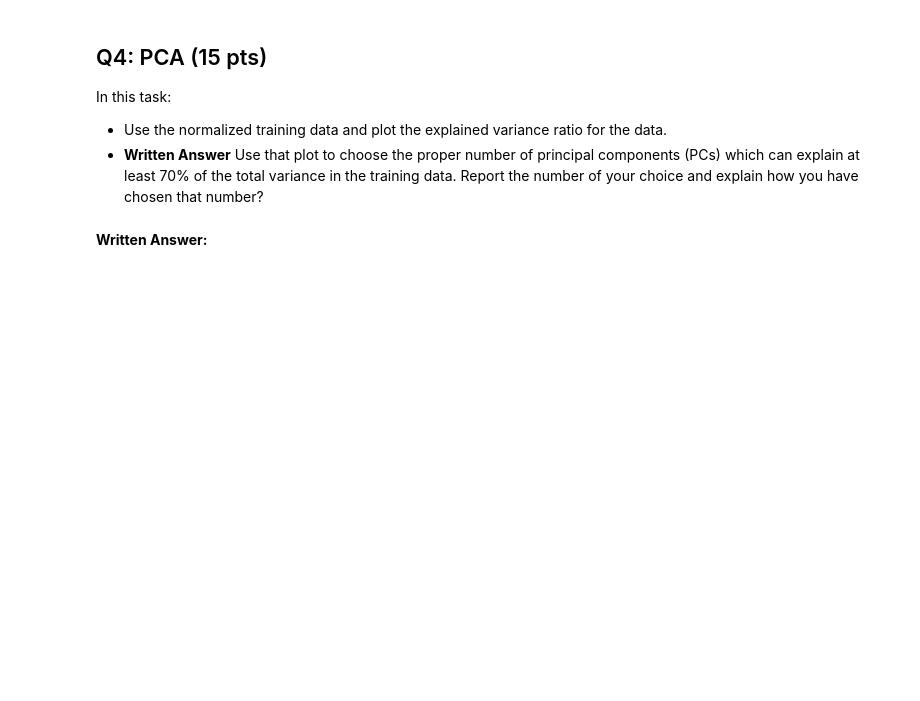
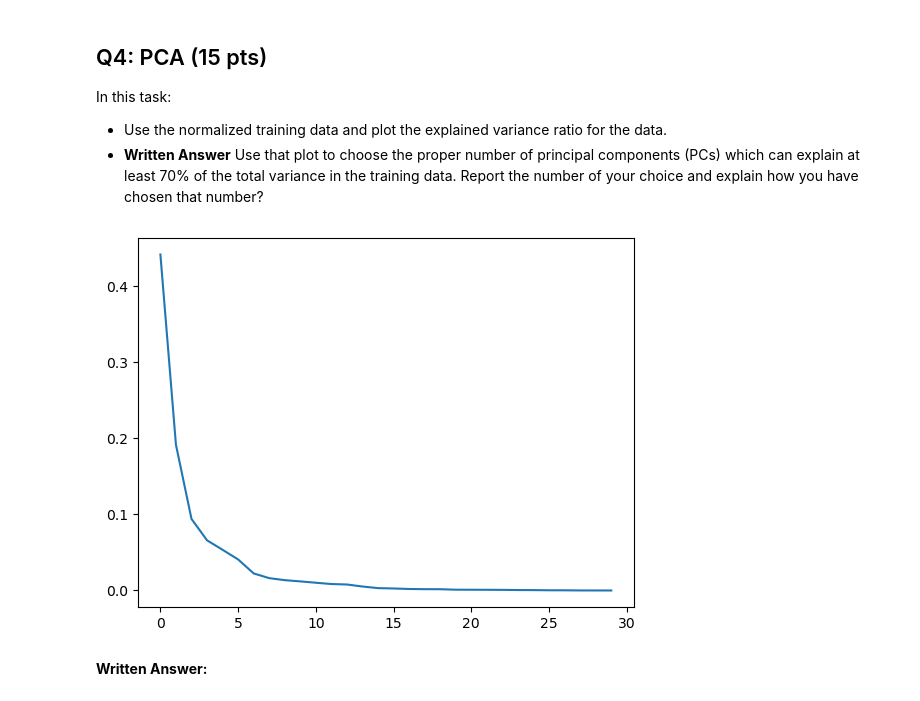
Before and after one commit to aabusha3/Principal-Components-and-Dimensionality-Reduction_DS3000-5, a Jupyter notebook: aabusha3_Assignment_5.ipynb, the cells around one changed output. Saved outputs shown, nothing was run; the diff lists cells and outputs as text; code cells hidden in the pictures; blank space fills up the shorter version.

```diff
--- a/aabusha3_Assignment_5.ipynb
+++ b/aabusha3_Assignment_5.ipynb
@@ -91,13 +91,13 @@ plt.show()
 * Fit a logistic regression model (model1) to the normalized training data and report the training time.
 * Report the accuracy and recall for model1's predictions.
 # %%
-model=LogisticRegression()
-model.fit(X_train_sta, y_train)
+model1=LogisticRegression()
+model1.fit(X_train_sta, y_train)
 
-y_pred = model.predict(X_train_sta)
+y_pred1 = model1.predict(X_train_sta)
 
-accuracy = accuracy_score(y_pred, y_train)
-recall = recall_score(y_pred, y_train)
+accuracy = accuracy_score(y_pred1, y_train)
+recall = recall_score(y_pred1, y_train)
 print('Accuracy:', '{0:.3%}'.format(accuracy))
 print('Recall:', '{0:.3%}'.format(recall))
 # %% [output]
@@ -110,6 +110,13 @@ In this task:
 
 - Use the normalized training data and plot the explained variance ratio for the data.
 - **Written Answer** Use that plot to choose the proper number of principal components (PCs) which can explain at least 70% of the total variance in the training data. Report the number of your choice and explain how you have chosen that number?
+# %%
+pca = PCA(n_components=X_train_sta.shape[1])
+pca.fit(X_train_sta)
+plt.plot(pca.explained_variance_ratio_)
+plt.show()
+# %% [output]
+[figure, added]
 # %% [markdown]
 **Written Answer:**
 # %% [markdown]
```
Also changed, not shown: parts of 2 cells of this notebook.
